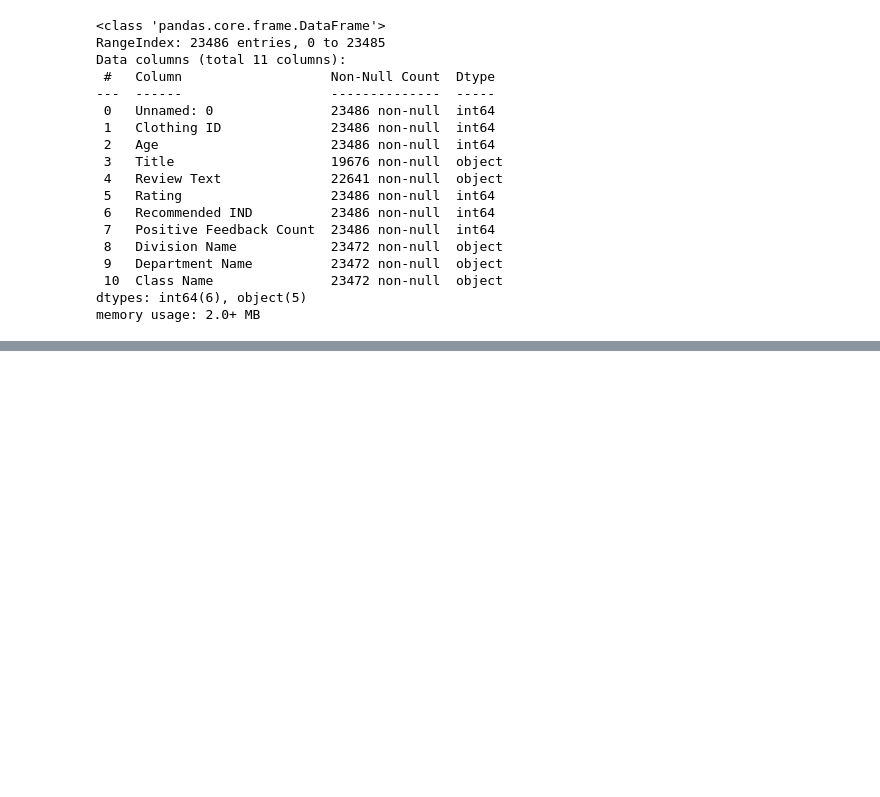
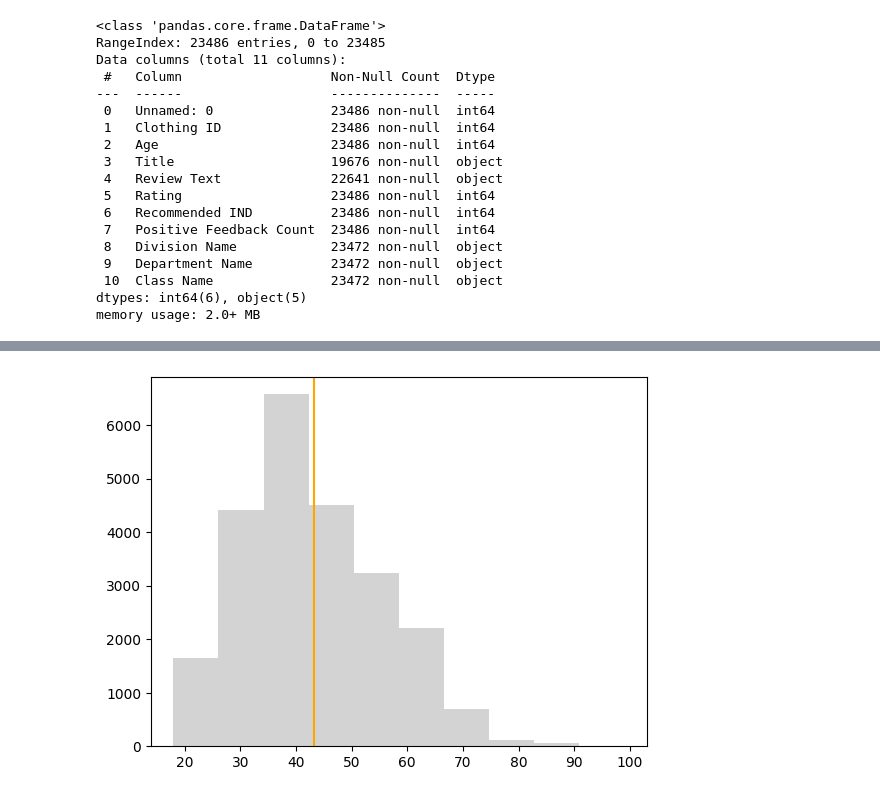
Before and after one commit to clothesstore024/Cloth-shop, a Jupyter notebook: cloth_shop.ipynb, the cells around one changed output, grey strips where cells are left out. Cells and saved outputs as stored; diff of their text form; code cells hidden in the pictures; blank space fills up the shorter version.

```diff
--- a/cloth_shop.ipynb
+++ b/cloth_shop.ipynb
@@ -67,0 +85,6 @@ sns.pairplot(df.head(20)
+# %%
+fig, ax = plt.subplots()
+plt.axvline(xbar, color='orange')
+_ = plt.hist(df['Age'], color = 'lightgray')
+# %% [output]
+[figure, added]
```
Also changed, not shown: parts of 12 cells of this notebook.
